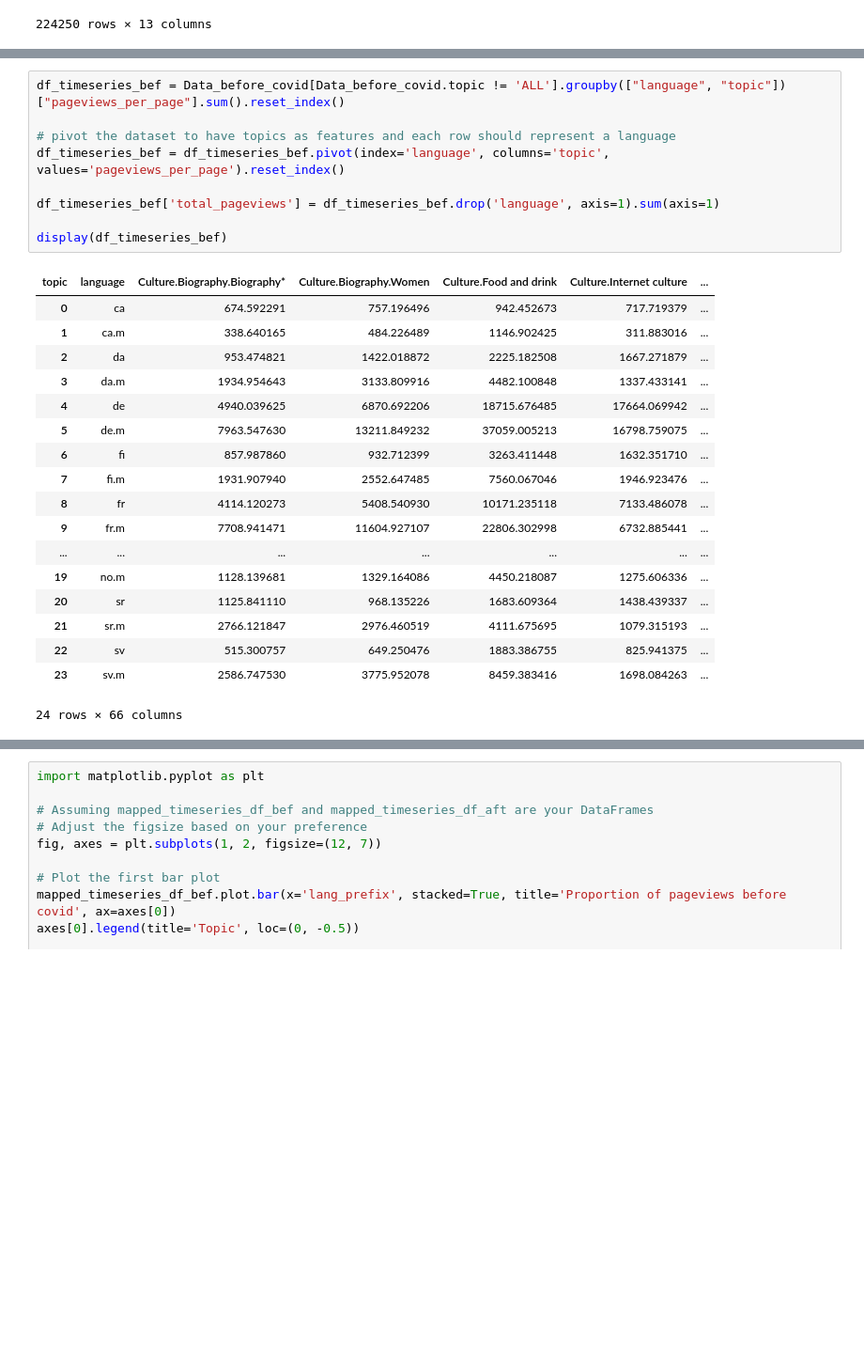
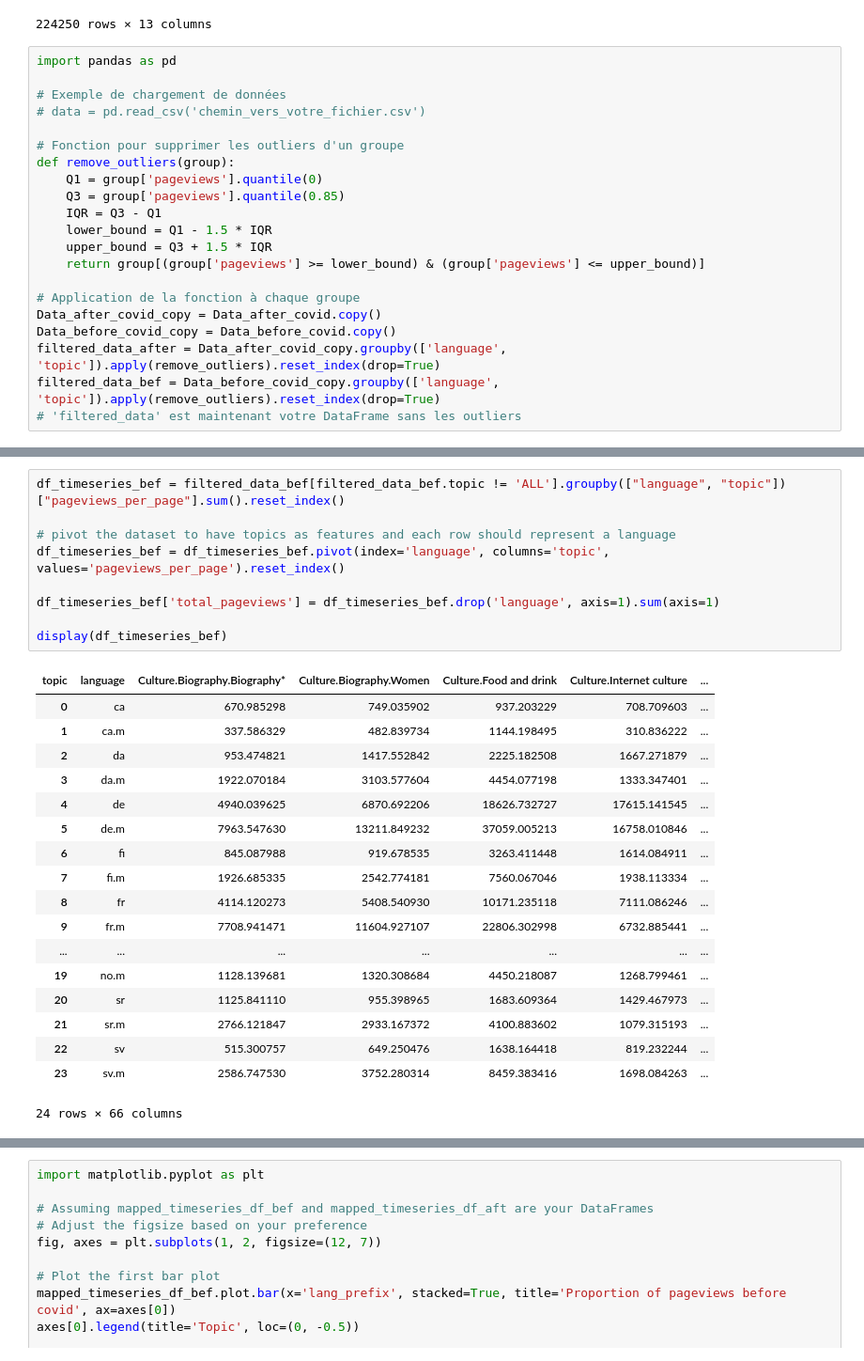
Before and after one commit to epfl-ada/ada-2023-project-rablashijupa, a Jupyter notebook: Step 2.ipynb, the cells around one changed output, grey strips where cells are left out. Shown at 94% size. Drawn from its saved outputs; the diff is of its cells as text; blank space fills up the shorter version.

```diff
--- a/Step 2.ipynb
+++ b/Step 2.ipynb
@@ -267,3 +202,24 @@ display(Data_after_covid)
 | 858128 | 22409433.0 | 18.709014 | ja.m | 2020-07-30 | ALL | 1.000000 | NaN | 54 | ... |
 | 858129 | 21678081.0 | 18.098429 | ja.m | 2020-07-31 | ALL | 1.000000 | NaN | 54 | ... |
 224250 rows × 13 columns
+# %%
+import pandas as pd
+
+# Exemple de chargement de données
+# data = pd.read_csv('chemin_vers_votre_fichier.csv')
+
+# Fonction pour supprimer les outliers d'un groupe
+def remove_outliers(group):
+    Q1 = group['pageviews'].quantile(0)
+    Q3 = group['pageviews'].quantile(0.85)
+    IQR = Q3 - Q1
+    lower_bound = Q1 - 1.5 * IQR
+    upper_bound = Q3 + 1.5 * IQR
+    return group[(group['pageviews'] >= lower_bound) & (group['pageviews'] <= upper_bound)]
+
+# Application de la fonction à chaque groupe
+Data_after_covid_copy = Data_after_covid.copy()
+Data_before_covid_copy = Data_before_covid.copy()
+filtered_data_after = Data_after_covid_copy.groupby(['language', 'topic']).apply(remove_outliers).reset_index(drop=True)
+filtered_data_bef = Data_before_covid_copy.groupby(['language', 'topic']).apply(remove_outliers).reset_index(drop=True)
+# 'filtered_data' est maintenant votre DataFrame sans les outliers
@@ -270,29 +242,29 @@ display(Data_after_covid)
 # %%
-df_timeseries_bef = Data_before_covid[Data_before_covid.topic != 'ALL'].groupby(["language", "topic"])["pageviews_per_page"].sum().reset_index()
+df_timeseries_bef = filtered_data_bef[filtered_data_bef.topic != 'ALL'].groupby(["language", "topic"])["pageviews_per_page"].sum().reset_index()
 
 # pivot the dataset to have topics as features and each row should represent a language
 df_timeseries_bef = df_timeseries_bef.pivot(index='language', columns='topic', values='pageviews_per_page').reset_index()
 
 df_timeseries_bef['total_pageviews'] = df_timeseries_bef.drop('language', axis=1).sum(axis=1)
 
 display(df_timeseries_bef)
 # %% [output]
 | topic | language | Culture.Biography.Biography* | Culture.Biography.Women | Culture.Food and drink | Culture.Internet culture | ... |
-| 0 | ca | 674.592291 | 757.196496 | 942.452673 | 717.719379 | ... |
-| 1 | ca.m | 338.640165 | 484.226489 | 1146.902425 | 311.883016 | ... |
-| 2 | da | 953.474821 | 1422.018872 | 2225.182508 | 1667.271879 | ... |
-| 3 | da.m | 1934.954643 | 3133.809916 | 4482.100848 | 1337.433141 | ... |
-| 4 | de | 4940.039625 | 6870.692206 | 18715.676485 | 17664.069942 | ... |
-| 5 | de.m | 7963.547630 | 13211.849232 | 37059.005213 | 16798.759075 | ... |
-| 6 | fi | 857.987860 | 932.712399 | 3263.411448 | 1632.351710 | ... |
-| 7 | fi.m | 1931.907940 | 2552.647485 | 7560.067046 | 1946.923476 | ... |
-| 8 | fr | 4114.120273 | 5408.540930 | 10171.235118 | 7133.486078 | ... |
+| 0 | ca | 670.985298 | 749.035902 | 937.203229 | 708.709603 | ... |
+| 1 | ca.m | 337.586329 | 482.839734 | 1144.198495 | 310.836222 | ... |
+| 2 | da | 953.474821 | 1417.552842 | 2225.182508 | 1667.271879 | ... |
+| 3 | da.m | 1922.070184 | 3103.577604 | 4454.077198 | 1333.347401 | ... |
+| 4 | de | 4940.039625 | 6870.692206 | 18626.732727 | 17615.141545 | ... |
+| 5 | de.m | 7963.547630 | 13211.849232 | 37059.005213 | 16758.010846 | ... |
+| 6 | fi | 845.087988 | 919.678535 | 3263.411448 | 1614.084911 | ... |
+| 7 | fi.m | 1926.685335 | 2542.774181 | 7560.067046 | 1938.113334 | ... |
+| 8 | fr | 4114.120273 | 5408.540930 | 10171.235118 | 7111.086246 | ... |
 | 9 | fr.m | 7708.941471 | 11604.927107 | 22806.302998 | 6732.885441 | ... |
 | ... | ... | ... | ... | ... | ... | ... |
-| 19 | no.m | 1128.139681 | 1329.164086 | 4450.218087 | 1275.606336 | ... |
-| 20 | sr | 1125.841110 | 968.135226 | 1683.609364 | 1438.439337 | ... |
-| 21 | sr.m | 2766.121847 | 2976.460519 | 4111.675695 | 1079.315193 | ... |
-| 22 | sv | 515.300757 | 649.250476 | 1883.386755 | 825.941375 | ... |
-| 23 | sv.m | 2586.747530 | 3775.952078 | 8459.383416 | 1698.084263 | ... |
+| 19 | no.m | 1128.139681 | 1320.308684 | 4450.218087 | 1268.799461 | ... |
+| 20 | sr | 1125.841110 | 955.398965 | 1683.609364 | 1429.467973 | ... |
+| 21 | sr.m | 2766.121847 | 2933.167372 | 4100.883602 | 1079.315193 | ... |
+| 22 | sv | 515.300757 | 649.250476 | 1638.164418 | 819.232244 | ... |
+| 23 | sv.m | 2586.747530 | 3752.280314 | 8459.383416 | 1698.084263 | ... |
 24 rows × 66 columns
 # %%
```
Also changed, not shown: parts of 21 cells of this notebook.
